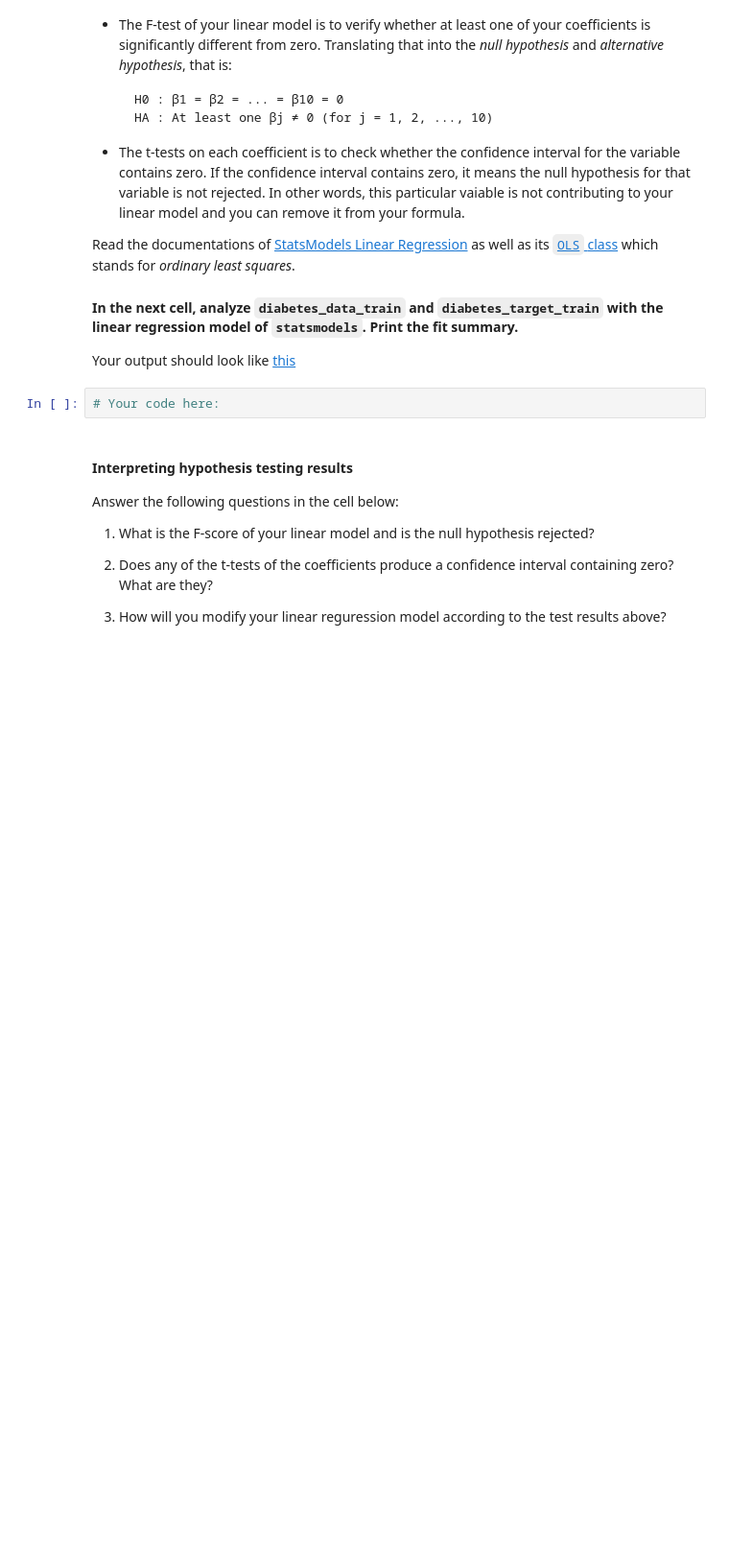
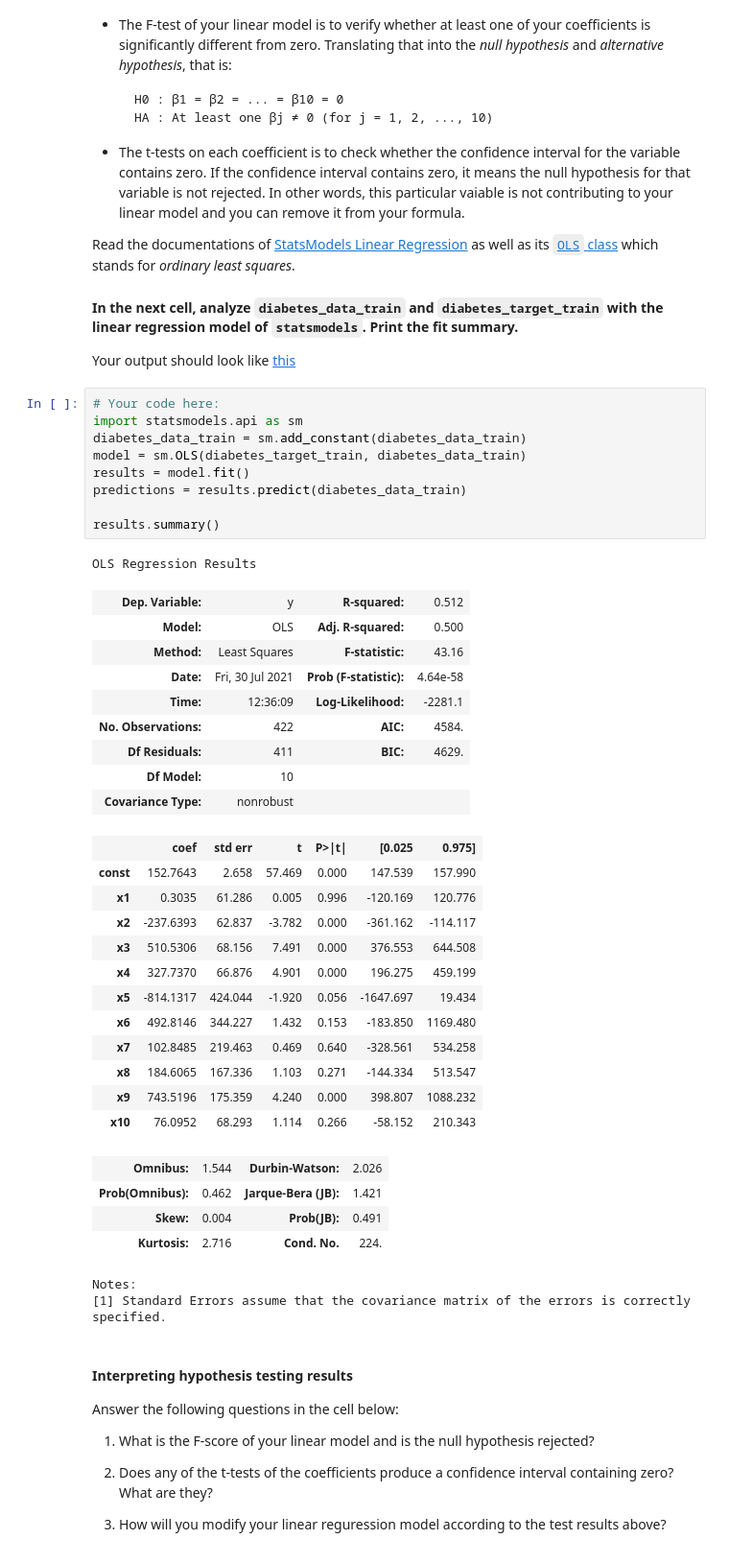
Before and after one commit to EtienneNL/data_analytics202103_module_3, a Jupyter notebook: labs/module_3_labs/Supervised-with-Sklearn/your-code/main.ipynb, the cells around one changed output. Shown: that part at 96% size. Cells and saved outputs as stored; diff of their text form; blank space fills up the shorter version.

```diff
--- a/labs/module_3_labs/Supervised-with-Sklearn/your-code/main.ipynb
+++ b/labs/module_3_labs/Supervised-with-Sklearn/your-code/main.ipynb
@@ -284,8 +284,44 @@ Read the documentations of [StatsModels Linear Regression](https://www.statsmode
 #### In the next cell, analyze `diabetes_data_train` and `diabetes_target_train` with the linear regression model of `statsmodels`. Print the fit summary.
 
 Your output should look like [this](https://drive.google.com/file/d/1rm0HdzpTjbX73IjelKJDtu4EcnhPKAsq/view?usp=sharing)
-# %%
-# Your code here:
+# %%
+# Your code here:
+import statsmodels.api as sm
+diabetes_data_train = sm.add_constant(diabetes_data_train)
+model = sm.OLS(diabetes_target_train, diabetes_data_train)
+results = model.fit()
+predictions = results.predict(diabetes_data_train)
+
+results.summary()
+# %% [output]
+OLS Regression Results
+| Dep. Variable: | y | R-squared: | 0.512 |
+| Model: | OLS | Adj. R-squared: | 0.500 |
+| Method: | Least Squares | F-statistic: | 43.16 |
+| Date: | Fri, 30 Jul 2021 | Prob (F-statistic): | 4.64e-58 |
+| Time: | 12:36:09 | Log-Likelihood: | -2281.1 |
+| No. Observations: | 422 | AIC: | 4584. |
+| Df Residuals: | 411 | BIC: | 4629. |
+| Df Model: | 10 |  |  |
+| Covariance Type: | nonrobust |  |  |
+|  | coef | std err | t | P>|t| | [0.025 | 0.975] |
+| const | 152.7643 | 2.658 | 57.469 | 0.000 | 147.539 | 157.990 |
+| x1 | 0.3035 | 61.286 | 0.005 | 0.996 | -120.169 | 120.776 |
+| x2 | -237.6393 | 62.837 | -3.782 | 0.000 | -361.162 | -114.117 |
+| x3 | 510.5306 | 68.156 | 7.491 | 0.000 | 376.553 | 644.508 |
+| x4 | 327.7370 | 66.876 | 4.901 | 0.000 | 196.275 | 459.199 |
+| x5 | -814.1317 | 424.044 | -1.920 | 0.056 | -1647.697 | 19.434 |
+| x6 | 492.8146 | 344.227 | 1.432 | 0.153 | -183.850 | 1169.480 |
+| x7 | 102.8485 | 219.463 | 0.469 | 0.640 | -328.561 | 534.258 |
+| x8 | 184.6065 | 167.336 | 1.103 | 0.271 | -144.334 | 513.547 |
+| x9 | 743.5196 | 175.359 | 4.240 | 0.000 | 398.807 | 1088.232 |
+| x10 | 76.0952 | 68.293 | 1.114 | 0.266 | -58.152 | 210.343 |
+| Omnibus: | 1.544 | Durbin-Watson: | 2.026 |
+| Prob(Omnibus): | 0.462 | Jarque-Bera (JB): | 1.421 |
+| Skew: | 0.004 | Prob(JB): | 0.491 |
+| Kurtosis: | 2.716 | Cond. No. | 224. |
+Notes:
+[1] Standard Errors assume that the covariance matrix of the errors is correctly specified.
 # %% [markdown]
 #### Interpreting hypothesis testing results
 
```
Also changed, not shown: parts of 4 cells of this notebook.
